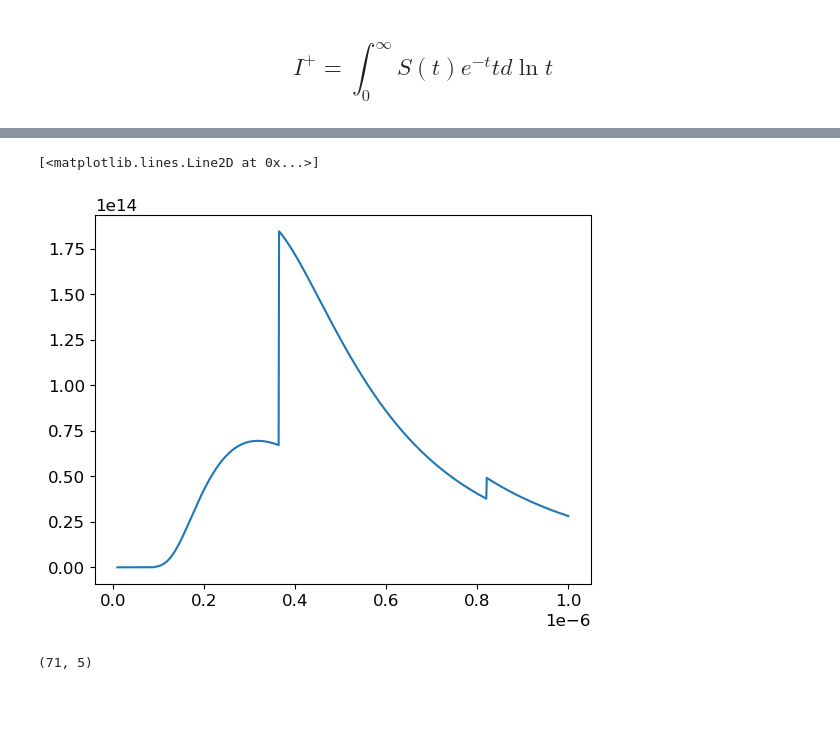
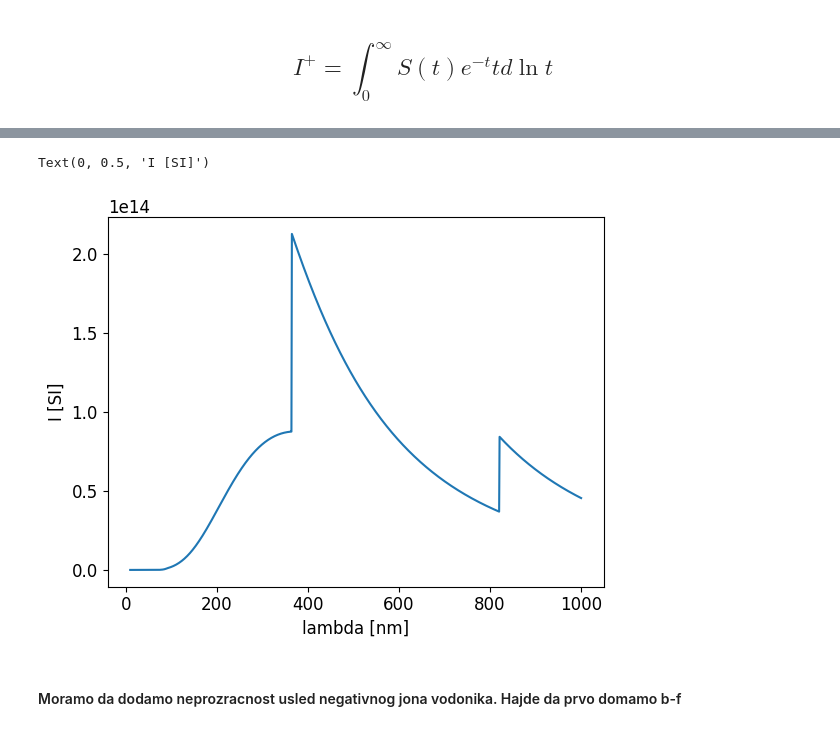
Before and after one commit to ivanzmilic/IAS_matf, a Jupyter notebook: handson_zvezde_spectra.ipynb, the cells around one changed output, grey strips where cells are left out. Drawn from its saved outputs; the diff is of its cells as text; code cells hidden in the pictures; blank space fills up the shorter version.

```diff
--- a/handson_zvezde_spectra.ipynb
+++ b/handson_zvezde_spectra.ipynb
@@ -338,9 +346,0 @@ print('%1.4e.' %  estimate_H_minus(test[0], test[4], T_test))
-# %%
-ND = len(T)
-ne_samo_H = np.zeros(ND)
-ne_sa_Mg = np.zeros(ND)
-
-for d in range(0,ND):
-
-    ne_samo_H[d] = resi_ne_H(pg[d]/k/T[d], T[d])[2]
-    ne_sa_Mg[d] = resi_ion(pg[d]/k/T[d], T[d])[4]
@@ -367,0 +372,5 @@ plt.legend()
+# %%
+n1 = nH_sa_Mg
+n2 = nH_sa_Mg * np.exp(-E2/k/T) * 8.0 / 2.0
+n3 = nH_sa_Mg * np.exp(-E3/k/T) * 18.0 / 2.0
+n4 = nH_sa_Mg * np.exp(-E4/k/T) * 32.0 / 2.0
@@ -367,0 +469,8 @@ plt.legend()
+# %%
+# Treba da integralimo neprozracnost da dobijemo opticku dubinu na svakoj talasnoj duzini:
+chi = chi1 + chi2 + chi3
+tau_lambda = np.zeros([71,Nlambda])
+tau_lambda[0,:] = tau[0]
+for d in range (1,71):
+
+    tau_lambda[d,:] = tau_lambda[d-1,:] + (z[d-1,None] - z[d,None]) * 1E3 * (chi[d-1,:] + chi[d,:]) * 0.5
@@ -589,8 +554,0 @@ chi = chi1 + chi2 + chi3
-# %%
-# Treba da integralimo neprozracnost da dobijemo opticku dubinu na svakoj talasnoj duzini:
-
-tau_lambda = np.zeros([71,Nlambda])
-tau_lambda[0,:] = 1E-8
-for d in range (1,71):
-
-    tau_lambda[d,:] = tau_lambda[d-1,:] + (z[d-1,None] - z[d,None]) * 1E3 * (chi[d-1,:] + chi[d,:]) * 0.5
@@ -616,7 +565,9 @@ for l in tqdm(range(0,Nlambda)):
 # %%
 # Konacno nas spektar
 
-plt.plot(llambda, spektar)
+plt.plot(llambda*1E9, spektar)
+plt.xlabel("lambda [nm]")
+plt.ylabel("I [SI]")
 # %% [output]
-[<matplotlib.lines.Line2D at 0x...>]
+Text(0, 0.5, 'I [SI]')
-[figure, old version]
+[figure, new version]
@@ -625,2 +574,4 @@ plt.plot(llambda, spektar)
+# %% [markdown]
+#### Moramo da dodamo neprozracnost usled negativnog jona vodonika. Hajde da prvo domamo b-f
 # %%
 # Jednacina 8.11
@@ -645,10 +596,6 @@ def crossection_hminus(llambda, T, ne):
     theta = 5040/T
     alpha_per_neutral_hydrogen = 4.158E-10 * alpha_bf * Pe * theta ** 2.5 * 10 ** (0.754*theta) * 1E-4
     return alpha_per_neutral_hydrogen
-# %%
-n.shape
-# %% [output]
-(71, 5)
 # %%
 chi_hm = np.zeros([len(T), len(llambda)])
 
```
Also changed, not shown: parts of 74 cells of this notebook.
